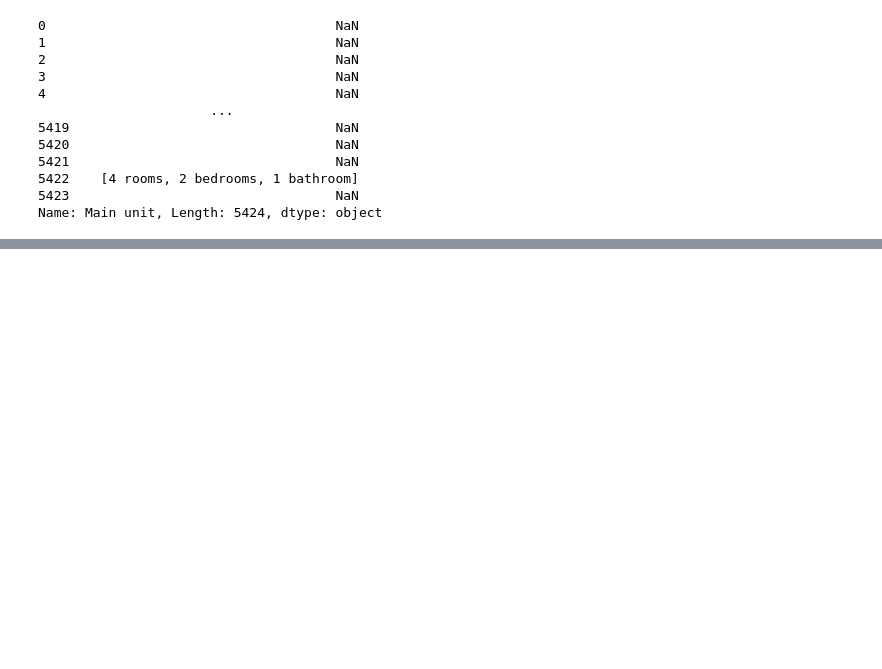
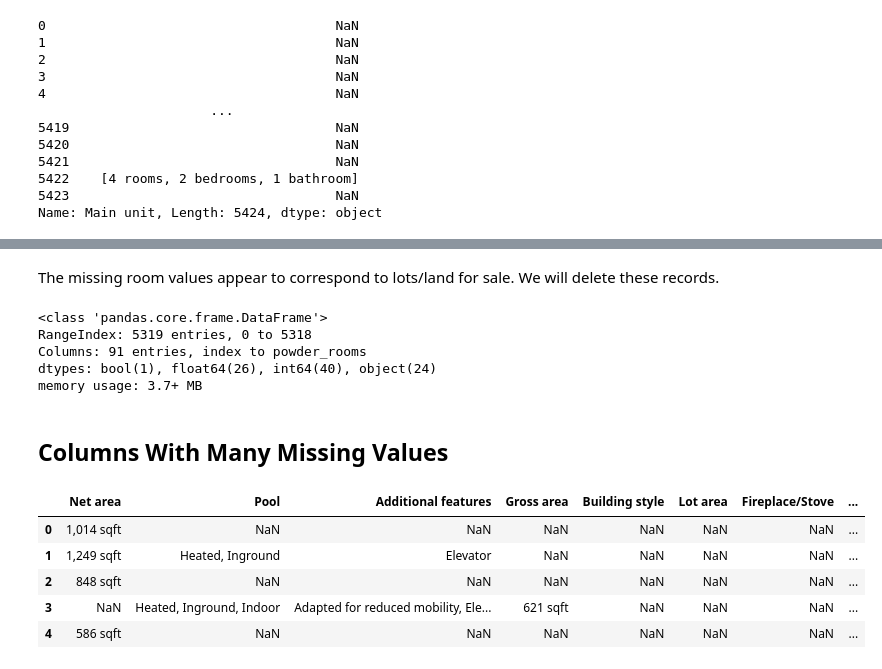
Before and after one commit to Jahnic/Data-Science, a Jupyter notebook: RealEstate/Real_estate_scrape.ipynb, the cells around one changed output, grey strips where cells are left out. Saved outputs shown, nothing was run; the diff lists cells and outputs as text; code cells hidden in the pictures; blank space fills up the shorter version.

```diff
--- a/RealEstate/Real_estate_scrape.ipynb
+++ b/RealEstate/Real_estate_scrape.ipynb
@@ -976,0 +1078,6 @@ False
+# %%
+# Merge related columns
+rooms = missing_room_data.rooms + missing_room_data.room
+bedrooms = missing_room_data.bedrooms + missing_room_data.bedroom
+bathrooms = missing_room_data.bathrooms + missing_room_data.bathroom
+powder_rooms = missing_room_data['powder rooms'] + missing_room_data['powder room']
@@ -976,0 +1095,5 @@ False
+# %%
+df.rooms = df.rooms + rooms
+df.bedrooms = df.bedrooms + bedrooms
+df.bathrooms = df.bathrooms + bathrooms
+df['powder_rooms'] = df['powder_rooms'] + powder_rooms
@@ -976,0 +1113,9 @@ False
+# %%
+# Slice with "rooms" values 0
+no_rooms = df[df.rooms.apply(lambda x: x == 0)]
+no_rooms_slice = no_rooms.loc[:, ["rooms", "bedrooms", "bathrooms", "powder_rooms"]]
+print(no_rooms_slice, "\n")
+
+# Search non-zero values in slice
+print("Non-zero values in slice:",\
+no_rooms_slice.apply(lambda row: any([x > 0 for x in row])).sum())
@@ -976,0 +1156,25 @@ False
+# %% [markdown]
+The missing room values appear to correspond to lots/land for sale. We will delete these records.
+# %%
+df = df.drop(no_rooms.index).reset_index()
+# %%
+df.info(max_cols=10)
+# %% [output]
+<class 'pandas.core.frame.DataFrame'>
+RangeIndex: 5319 entries, 0 to 5318
+Columns: 91 entries, index to powder_rooms
+dtypes: bool(1), float64(26), int64(40), object(24)
+memory usage: 3.7+ MB
+# %% [markdown]
+## Columns With Many Missing Values
+# %%
+# Columns with less than 1000 values
+less_than_3100 = df.apply(lambda col: col.notnull().sum() < 3100, axis=0)
+df.loc[:, less_than_3100].head()
+# %% [output]
+|  | Net area | Pool | Additional features | Gross area | Building style | Lot area | Fireplace/Stove | ... |
+| 0 | 1,014 sqft | NaN | NaN | NaN | NaN | NaN | NaN | ... |
+| 1 | 1,249 sqft | Heated, Inground | Elevator | NaN | NaN | NaN | NaN | ... |
+| 2 | 848 sqft | NaN | NaN | NaN | NaN | NaN | NaN | ... |
+| 3 | NaN | Heated, Inground, Indoor | Adapted for reduced mobility, Ele... | 621 sqft | NaN | NaN | NaN | ... |
+| 4 | 586 sqft | NaN | NaN | NaN | NaN | NaN | NaN | ... |
```
Also changed, not shown: parts of 24 cells of this notebook.
